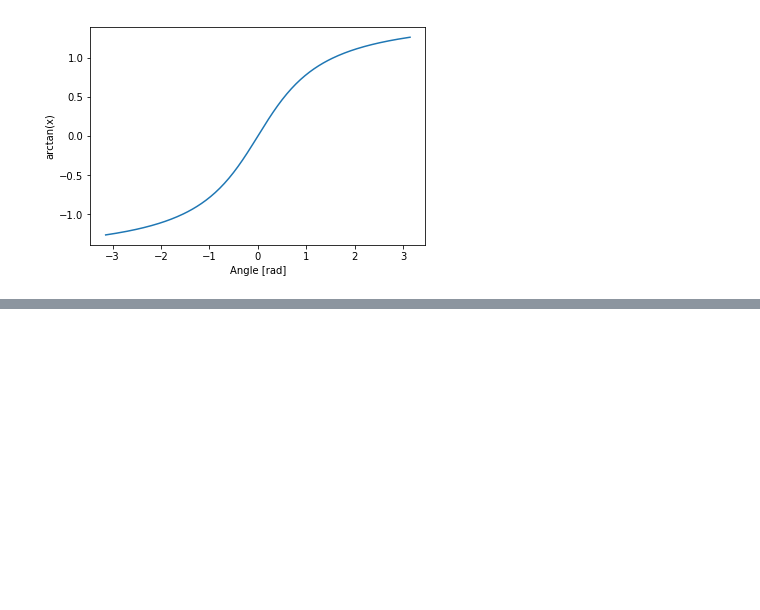
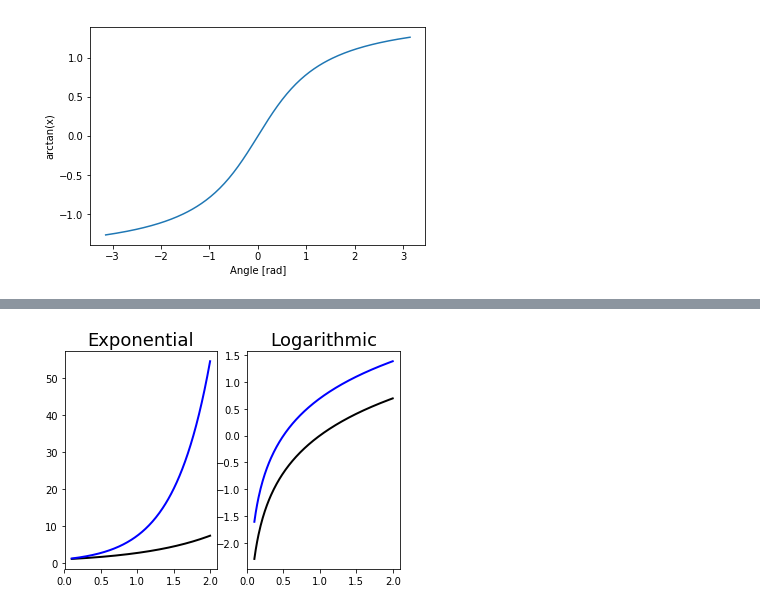
Before and after one commit to shekharkhetan/BootCamp2018, a Jupyter notebook: ProbSet2/Comp/IntroMatplotlib.ipynb, the cells around one changed output, grey strips where cells are left out. Cells and saved outputs as stored; diff of their text form; code cells hidden in the pictures; blank space fills up the shorter version.

```diff
--- a/ProbSet2/Comp/IntroMatplotlib.ipynb
+++ b/ProbSet2/Comp/IntroMatplotlib.ipynb
@@ -66,0 +81,14 @@ plot()
+# %%
+x = np.linspace(.1, 2, 200) # Create a subplot to cover the left half of the figure.
+ax1 = plt.subplot(121)
+ax1.plot(x, np.exp(x), 'k', lw=2)
+ax1.plot(x, np.exp(2*x), 'b', lw=2)
+plt.title("Exponential", fontsize=18)
+
+ax2 = plt.subplot(122)
+ax2.plot(x, np.log(x), 'k', lw=2)
+ax2.plot(x, np.log(2*x), 'b', lw=2)
+ax2.set_title("Logarithmic", fontsize=18)
+plt.show()
+# %% [output]
+[figure, added]
```
Also changed, not shown: parts of 10 cells of this notebook, 3 other files.
